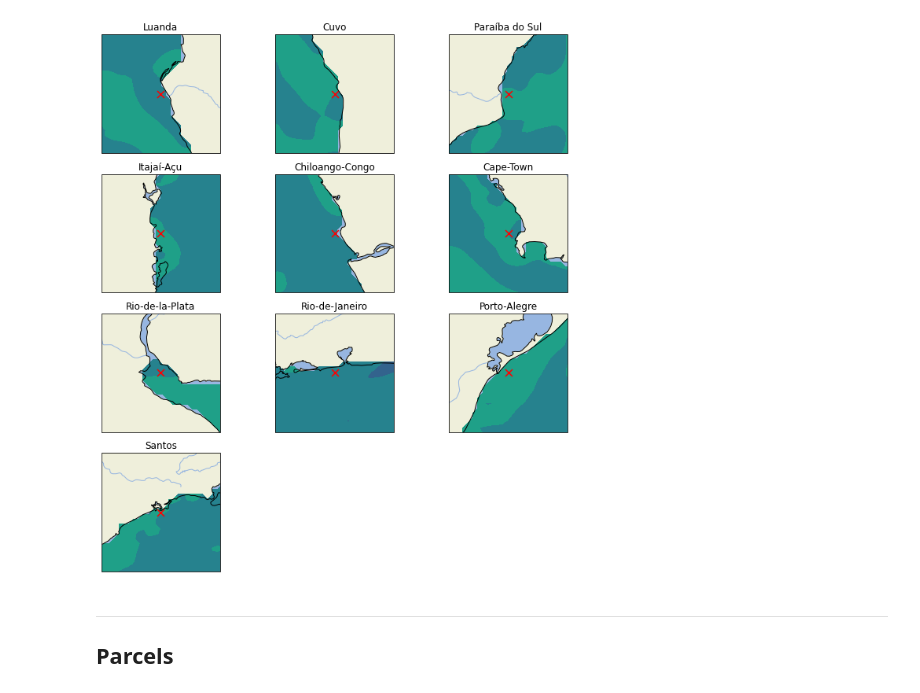
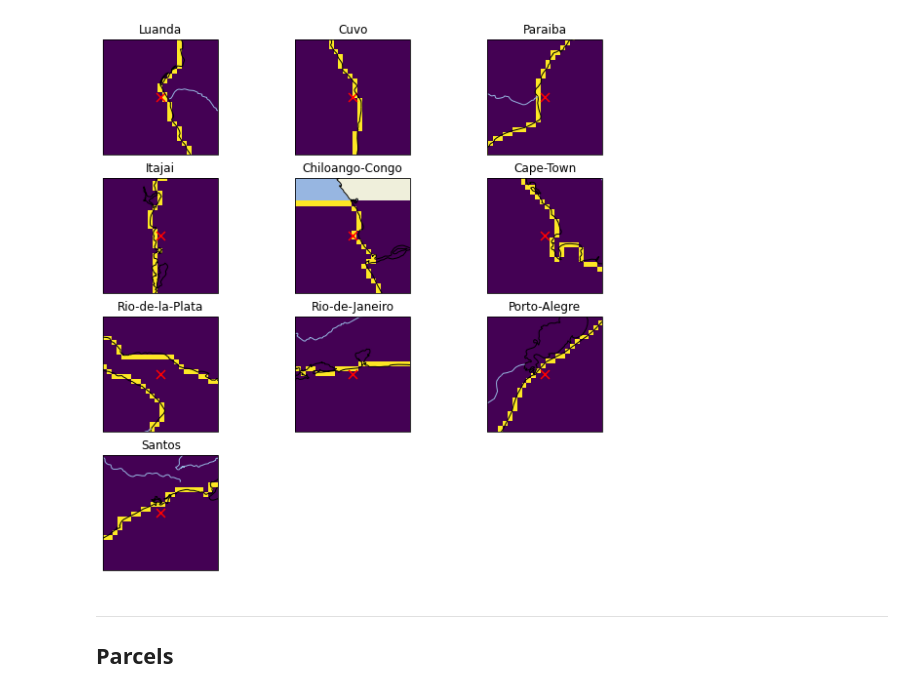
Before and after one commit to OceanParcels/BayesianAnalysis_SouthAtlantic, a Jupyter notebook: notebooks/model_setup.ipynb, the cells around one changed output. Drawn from its saved outputs; the diff is of its cells as text; code cells hidden in the pictures.

```diff
--- a/notebooks/model_setup.ipynb
+++ b/notebooks/model_setup.ipynb
@@ -20,0 +18,2 @@ river_sources = pickle.load(infile)
+# %%
+river_sources = np.load('../river_sources.npy', allow_pickle=True).item()
@@ -21,32 +33,39 @@ river_sources = pickle.load(infile)
+# %%
+coastal_cells = np.load('../coastal_cells.npy')
 # %%
 smoc = xr.open_dataset('../data/mercatorpsy4v3r1_gl12_mean_20180101_R20180110.nc')
+# %%
+indices = {'lat': range(1, 900), 'lon': range(1284, 2460)}
+# %%
+y = smoc['latitude'][indices['lat']]
+x = smoc['longitude'][indices['lon']]
 # %%
 fig,ax = plt.subplots(ncols=3,nrows=4,figsize=(10,10),
                       subplot_kw={'projection': ccrs.PlateCarree()})
 r = 1
 i = 0
 for k, loc in enumerate(river_sources):
     j = k%3
     lat_BA, lon_BA = river_sources[loc]
 
     ax[i,j].set_extent([lon_BA-r, lon_BA+r, lat_BA-r, lat_BA+r], crs=ccrs.PlateCarree())
     ax[i,j].add_feature(cfeature.OCEAN)
     ax[i,j].add_feature(cfeature.LAND)
     ax[i,j].add_feature(cfeature.COASTLINE)
     ax[i,j].add_feature(cfeature.RIVERS)
     ax[i,j].set_title(loc)
 
-    ax[i,j].contourf(smoc['longitude'], smoc['latitude'], smoc['uo'][0,0],
+    ax[i,j].pcolormesh(x, y, coastal_cells,
              transform=ccrs.PlateCarree())
     ax[i,j].scatter(lon_BA, lat_BA, s=80, marker='x', color='red')
     if j%3 == 2: i+=1
 
-plt.tight_layout()
+# plt.tight_layout()
 
 ax[3,1].remove()
 ax[3,2].remove()
 # %% [output]
-[figure, old version]
+[figure, new version]
 # %% [markdown]
 -----
 ## Parcels
```
Also changed, not shown: parts of 23 cells of this notebook, 1 other file.
